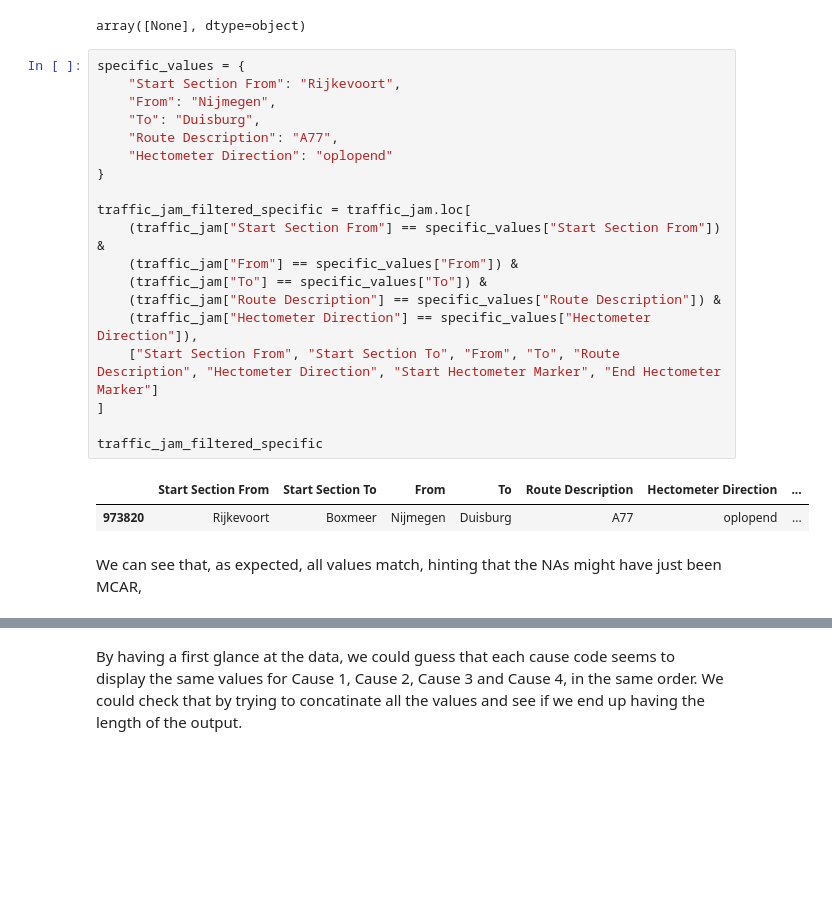
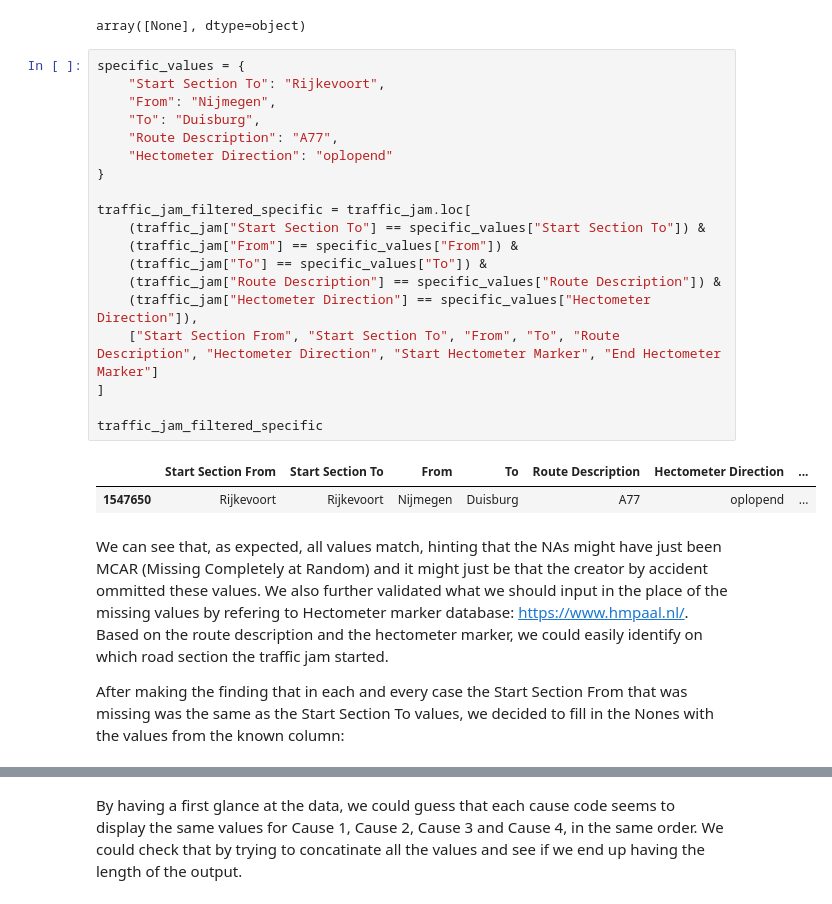
Before and after one commit to mhristev/TodayAI, a Jupyter notebook: eda_cleaning.ipynb, the cells around one changed output, grey strips where cells are left out. Drawn from its saved outputs; the diff is of its cells as text; blank space fills up the shorter version.

Commit message:
More exploration and cleaning on missing values in traffic dataset :-)

```diff
--- a/eda_cleaning.ipynb
+++ b/eda_cleaning.ipynb
@@ -775,25 +791,27 @@ specific_hectometer["Start Section From"].unique()
 array([None], dtype=object)
 # %%
 specific_values = {
-    "Start Section From": "Rijkevoort",
+    "Start Section To": "Rijkevoort",
     "From": "Nijmegen",
     "To": "Duisburg",
     "Route Description": "A77",
     "Hectometer Direction": "oplopend"
 }
 
 traffic_jam_filtered_specific = traffic_jam.loc[
-    (traffic_jam["Start Section From"] == specific_values["Start Section From"]) &
+    (traffic_jam["Start Section To"] == specific_values["Start Section To"]) &
     (traffic_jam["From"] == specific_values["From"]) &
     (traffic_jam["To"] == specific_values["To"]) &
     (traffic_jam["Route Description"] == specific_values["Route Description"]) &
     (traffic_jam["Hectometer Direction"] == specific_values["Hectometer Direction"]),
     ["Start Section From", "Start Section To", "From", "To", "Route Description", "Hectometer Direction", "Start Hectometer Marker", "End Hectometer Marker"]
 ]
 
 traffic_jam_filtered_specific
 # %% [output]
 |  | Start Section From | Start Section To | From | To | Route Description | Hectometer Direction | ... |
-| 973820 | Rijkevoort | Boxmeer | Nijmegen | Duisburg | A77 | oplopend | ... |
+| 1547650 | Rijkevoort | Rijkevoort | Nijmegen | Duisburg | A77 | oplopend | ... |
-# %% [markdown]
-We can see that, as expected, all values match, hinting that the NAs might have just been MCAR,
+# %% [markdown]
+We can see that, as expected, all values match, hinting that the NAs might have just been MCAR (Missing Completely at Random) and it might just be that the creator by accident ommitted these values. We also further validated what we should input in the place of the missing values by refering to Hectometer marker database: https://www.hmpaal.nl/. Based on the route description and the hectometer marker, we could easily identify on which road section the traffic jam started.
+
+After making the finding that in each and every case the Start Section From that was missing was the same as the Start Section To values, we decided to fill in the Nones with the values from the known column:
```
Also changed, not shown: parts of 23 cells of this notebook.
